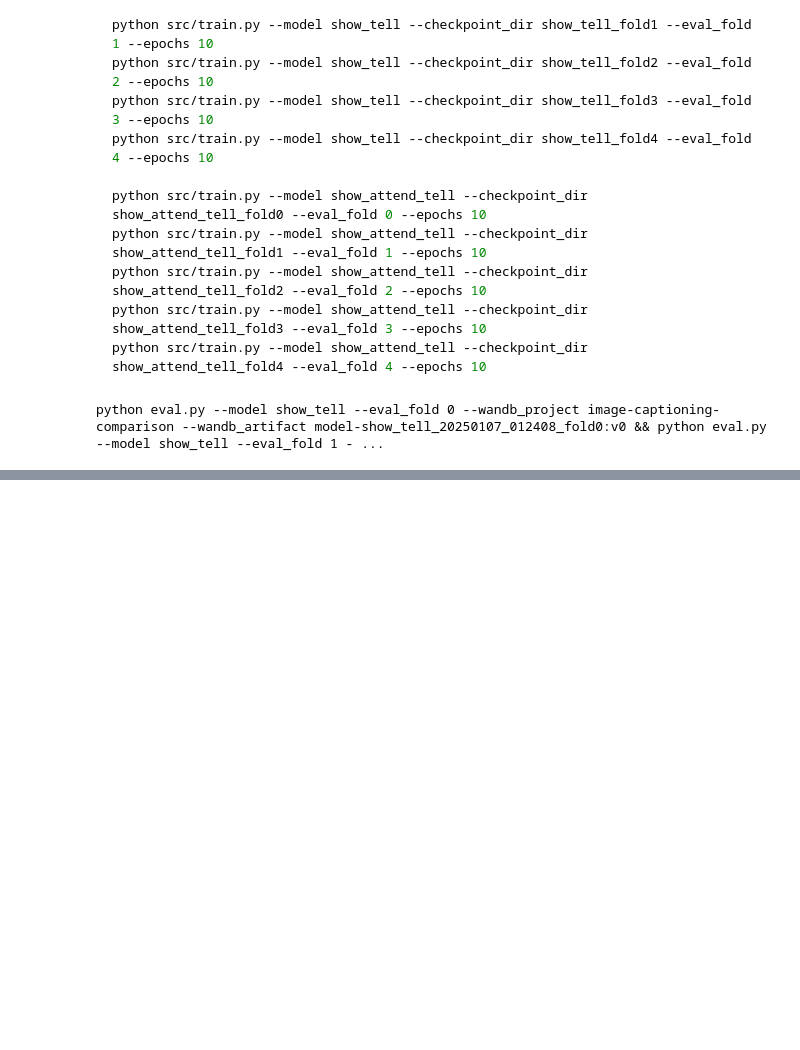
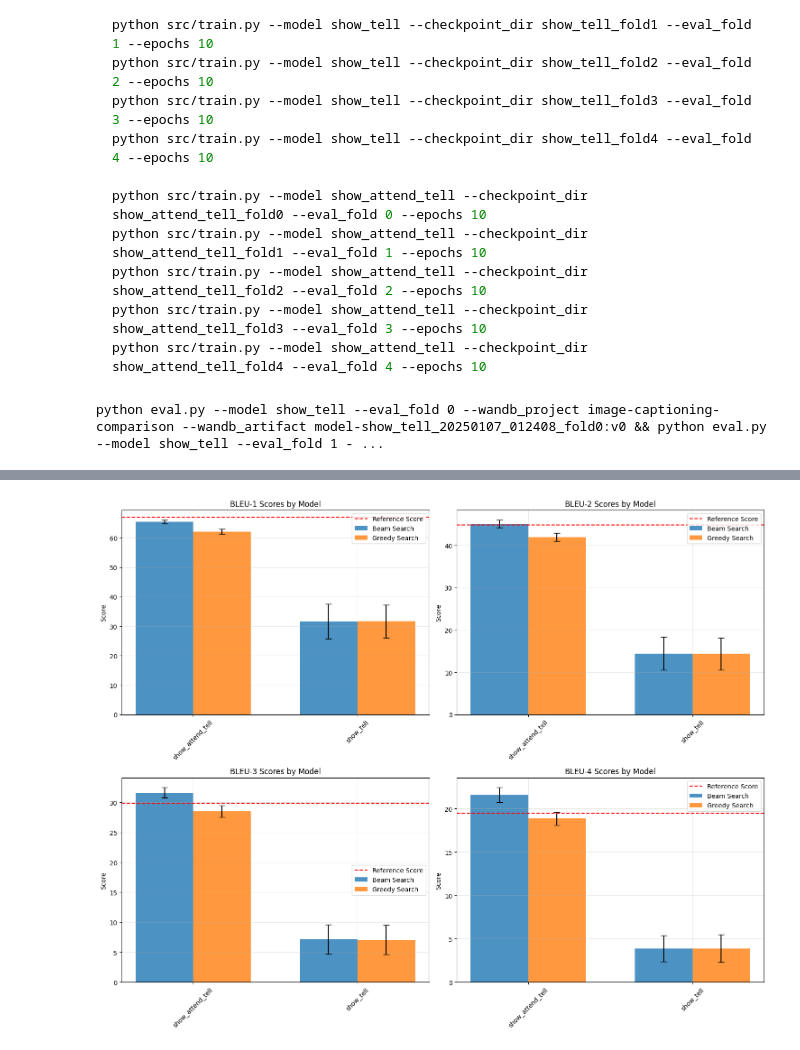
Before and after one commit to florinbarbisch/vdl, a Jupyter notebook: notebook.ipynb, the cells around one changed output, grey strips where cells are left out. Drawn from its saved outputs; the diff is of its cells as text; code cells hidden in the pictures; blank space fills up the shorter version.

```diff
--- a/notebook.ipynb
+++ b/notebook.ipynb
@@ -104,0 +169,46 @@ True
+# %%
+# Reference scores from show_attend_tell paper (Softattention on Flickr8k)
+reference_scores = {
+    'bleu1': 67.0,
+    'bleu2': 44.8,
+    'bleu3': 29.9,
+    'bleu4': 19.5
+}
+
+# Create figure with 4 subplots
+fig, axes = plt.subplots(2, 2, figsize=(15, 12))
+axes = axes.ravel()
+
+# Plot each BLEU score
+for idx, metric in enumerate(['bleu1', 'bleu2', 'bleu3', 'bleu4']):
+    # Calculate mean and std for each model/mode combination
+    plot_data = final_melted_df[final_melted_df['metric'] == metric].groupby(['model', 'mode'])['score'].agg(['mean', 'std']).reset_index()
+
+    # Plot bars with error bars
+    x = np.arange(len(plot_data['model'].unique()))
+    width = 0.35
+
+    beam_data = plot_data[plot_data['mode'] == 'beam']
+    greedy_data = plot_data[plot_data['mode'] == 'greedy']
+
+    axes[idx].bar(x - width/2, beam_data['mean'], width, yerr=beam_data['std'],
+                 label='Beam Search', capsize=5, alpha=0.8)
+    axes[idx].bar(x + width/2, greedy_data['mean'], width, yerr=greedy_data['std'],
+                 label='Greedy Search', capsize=5, alpha=0.8)
+
+    # Add reference line
+    axes[idx].axhline(y=reference_scores[metric], color='r', linestyle='--',
+                     label='Reference Score')
+
+    # Customize plot
+    axes[idx].set_title(f'BLEU-{metric[-1]} Scores by Model')
+    axes[idx].set_xticks(x)
+    axes[idx].set_xticklabels(plot_data['model'].unique(), rotation=45)
+    axes[idx].set_ylabel('Score')
+    axes[idx].legend()
+    axes[idx].grid(True, alpha=0.3)
+
+plt.tight_layout()
+plt.show()
+# %% [output]
+[figure, added]
```
Also changed, not shown: parts of 5 cells of this notebook.
